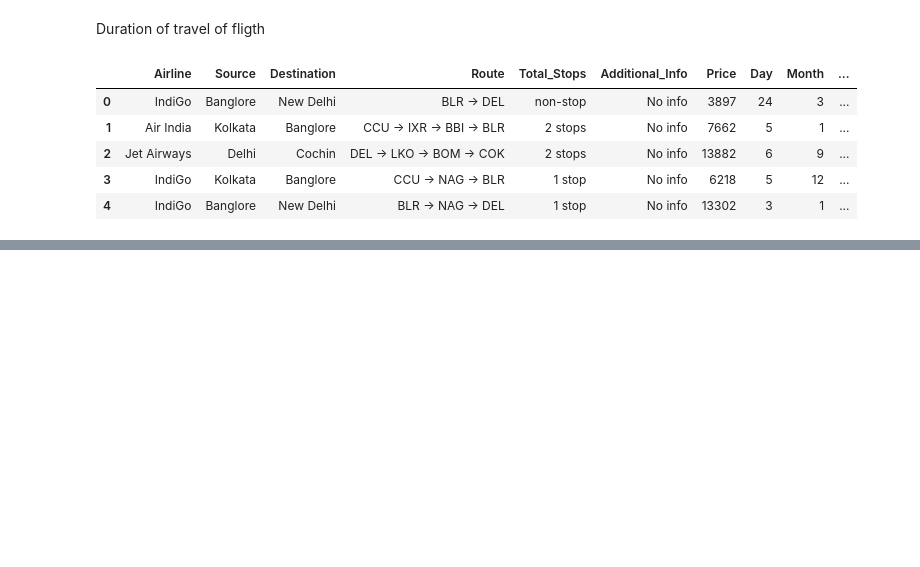
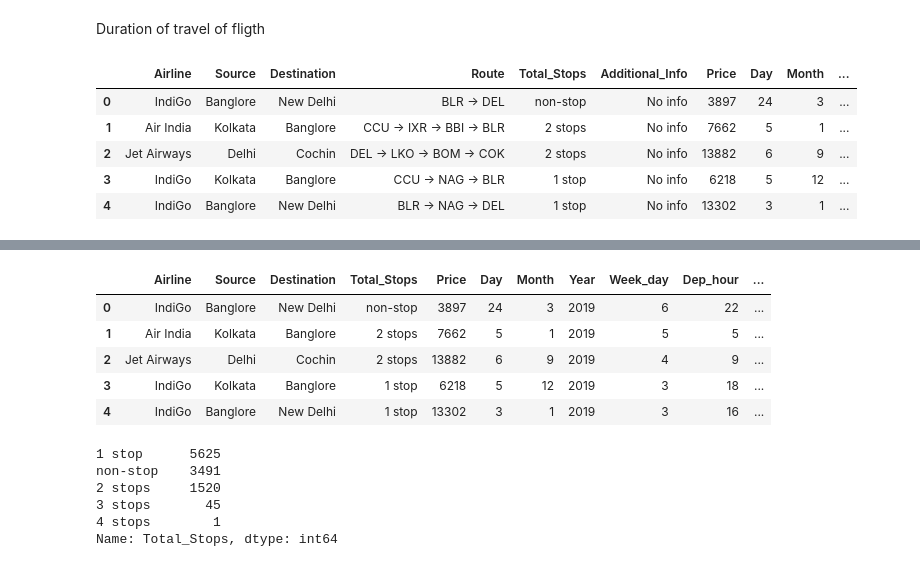
Before and after one commit to Tanujcbe/Fligth-Fare-Prediction, a Jupyter notebook: fligth_fare_prediction_.ipynb, the cells around one changed output, grey strips where cells are left out. Saved outputs shown, nothing was run; the diff lists cells and outputs as text; code cells hidden in the pictures; blank space fills up the shorter version.

```diff
--- a/fligth_fare_prediction_.ipynb
+++ b/fligth_fare_prediction_.ipynb
@@ -172,0 +204,19 @@ df.head()
+# %%
+df=df.drop(["Additional_Info"],axis=1).drop(["Route"],axis=1)
+df.head()
+# %% [output]
+|  | Airline | Source | Destination | Total_Stops | Price | Day | Month | Year | Week_day | Dep_hour | ... |
+| 0 | IndiGo | Banglore | New Delhi | non-stop | 3897 | 24 | 3 | 2019 | 6 | 22 | ... |
+| 1 | Air India | Kolkata | Banglore | 2 stops | 7662 | 5 | 1 | 2019 | 5 | 5 | ... |
+| 2 | Jet Airways | Delhi | Cochin | 2 stops | 13882 | 6 | 9 | 2019 | 4 | 9 | ... |
+| 3 | IndiGo | Kolkata | Banglore | 1 stop | 6218 | 5 | 12 | 2019 | 3 | 18 | ... |
+| 4 | IndiGo | Banglore | New Delhi | 1 stop | 13302 | 3 | 1 | 2019 | 3 | 16 | ... |
+# %%
+df["Total_Stops"].value_counts()
+# %% [output]
+1 stop      5625
+non-stop    3491
+2 stops     1520
+3 stops       45
+4 stops        1
+Name: Total_Stops, dtype: int64
```
Also changed, not shown: parts of 11 cells of this notebook.
